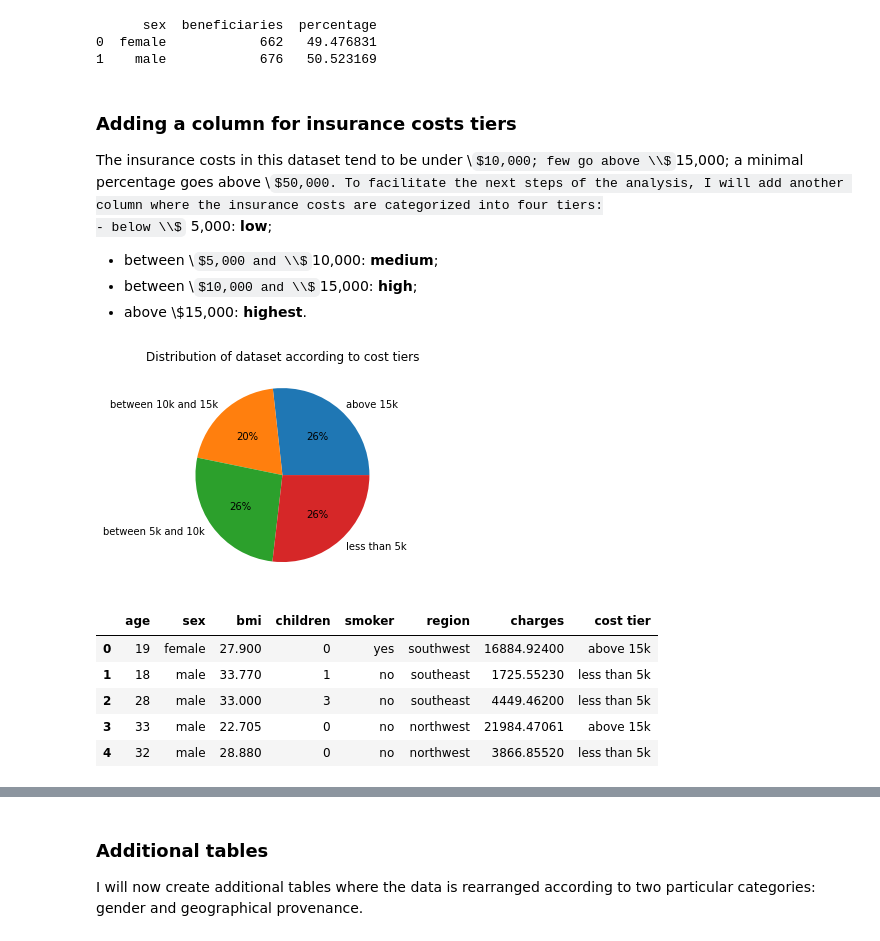
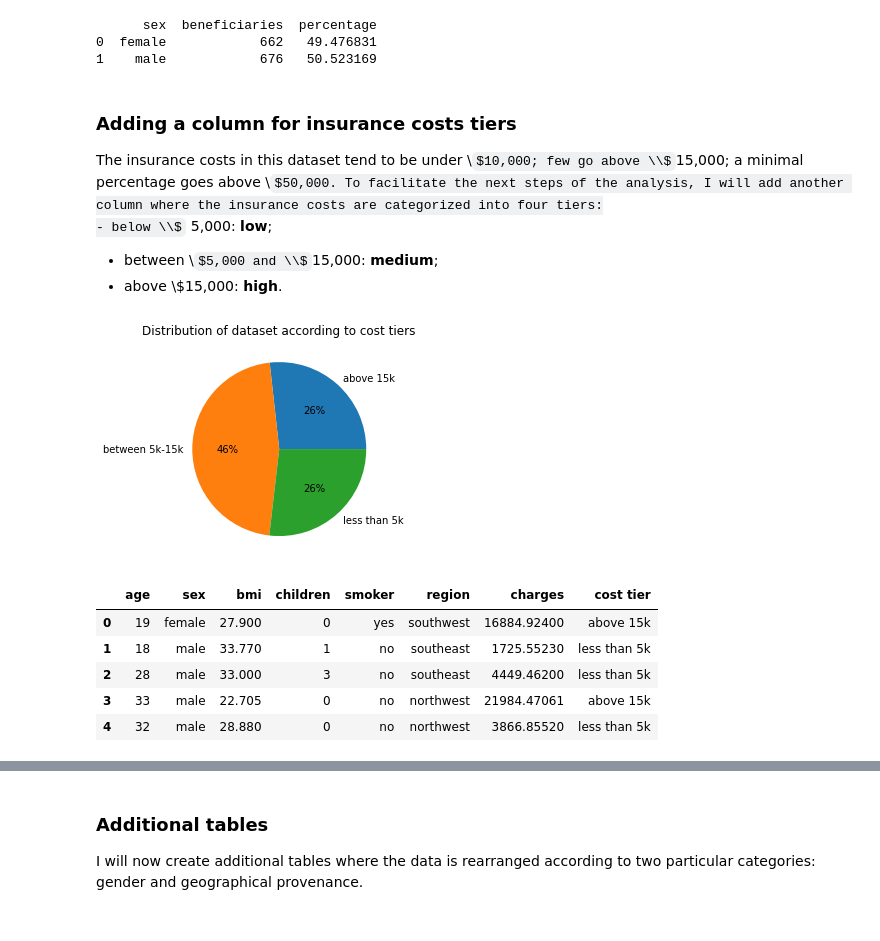
Before and after one commit to gesaretto/notebooks, a Jupyter notebook: medical_insurance_costs_project/us-medical-insurance-costs.ipynb, the cells around one changed output, grey strips where cells are left out. Saved outputs shown, nothing was run; the diff lists cells and outputs as text; code cells hidden in the pictures; some formulas as TeX source.

```diff
--- a/medical_insurance_costs_project/us-medical-insurance-costs.ipynb
+++ b/medical_insurance_costs_project/us-medical-insurance-costs.ipynb
@@ -201,21 +202,21 @@ print(sex)
 ### Adding a column for insurance costs tiers
 The insurance costs in this dataset tend to be under \\$10,000; few go above \\$15,000; a minimal percentage goes above \\$50,000. To facilitate the next steps of the analysis, I will add another column where the insurance costs are categorized into four tiers:
 - below \\$5,000: **low**;
-- between \\$5,000 and \\$10,000: **medium**;
-- between \\$10,000 and \\$15,000: **high**;
-- above \\$15,000: **highest**.
+- between \\$5,000 and \\$15,000: **medium**;
+- above \\$15,000: **high**.
 # %%
-df["cost tier"] = df.apply(lambda row: "less than 5k" if row["charges"] < 5000 else (
-    "between 5k and 10k" if row["charges"] >= 5000 and row["charges"] < 10000 else (
-    "between 10k and 15k" if row["charges"] >= 10000 and row["charges"] < 15000 else "above 15k")), axis = 1)
+df["cost tier"] = df.apply(
+    lambda row: "less than 5k" if row["charges"] < 5000 else
+    ("between 5k-15k" if row["charges"] >= 5000 and row["charges"] < 15000 else
+    "above 15k"), axis = 1)
 
 tier = category("cost tier")
 plt.pie(tier["beneficiaries"], labels = tier["cost tier"], autopct = "%d%%")
 plt.title("Distribution of dataset according to cost tiers")
 plt.show()
 df.head()
 # %% [output]
-[figure, old version]
+[figure, new version]
 |  | age | sex | bmi | children | smoker | region | charges | cost tier |
 | 0 | 19 | female | 27.900 | 0 | yes | southwest | 16884.92400 | above 15k |
 | 1 | 18 | male | 33.770 | 1 | no | southeast | 1725.55230 | less than 5k |
```
Also changed, not shown: parts of 21 cells of this notebook.
